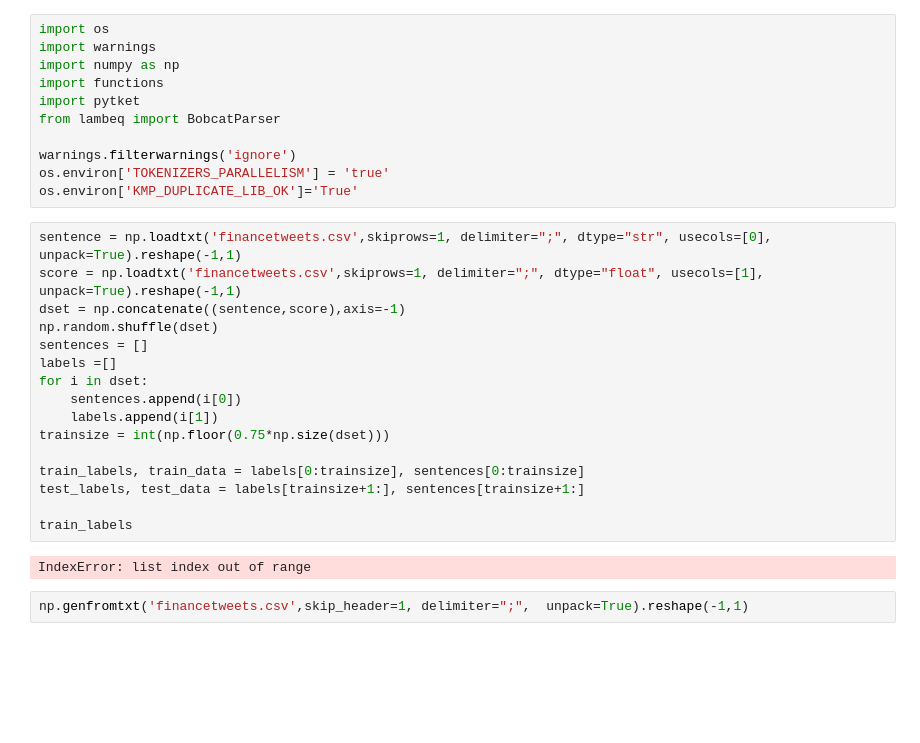
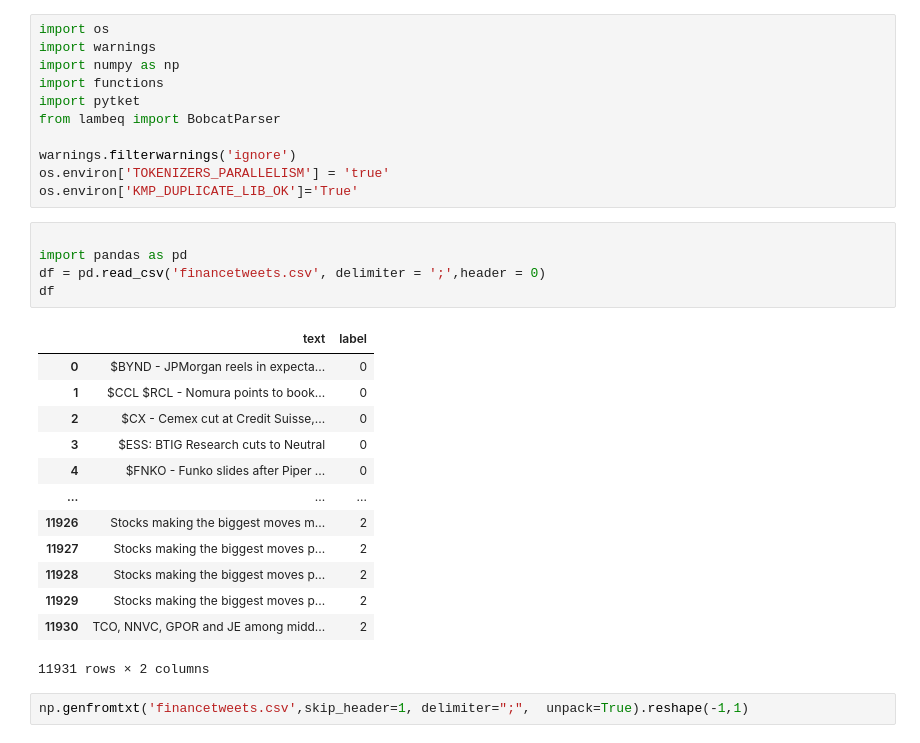
Before and after one commit to thoamswilliams/QUOR-QML-SP23, a Jupyter notebook: quantumml/financialanalysis.ipynb, the cells around one changed output. Saved outputs shown, nothing was run; the diff lists cells and outputs as text; blank space fills up the shorter version.

```diff
--- a/quantumml/financialanalysis.ipynb
+++ b/quantumml/financialanalysis.ipynb
@@ -9,24 +9,25 @@ from lambeq import BobcatParser
 warnings.filterwarnings('ignore')
 os.environ['TOKENIZERS_PARALLELISM'] = 'true'
 os.environ['KMP_DUPLICATE_LIB_OK']='True'
-# %%
-sentence = np.loadtxt('financetweets.csv',skiprows=1, delimiter=";", dtype="str", usecols=[0], unpack=True).reshape(-1,1)
-score = np.loadtxt('financetweets.csv',skiprows=1, delimiter=";", dtype="float", usecols=[1], unpack=True).reshape(-1,1)
-dset = np.concatenate((sentence,score),axis=-1)
-np.random.shuffle(dset)
-sentences = []
-labels =[]
-for i in dset:
-    sentences.append(i[0])
-    labels.append(i[1])
-trainsize = int(np.floor(0.75*np.size(dset)))
-
-train_labels, train_data = labels[0:trainsize], sentences[0:trainsize]
-test_labels, test_data = labels[trainsize+1:], sentences[trainsize+1:]
-
-train_labels
-# %% [output]
-IndexError: list index out of range
+# %%
+
+import pandas as pd
+df = pd.read_csv('financetweets.csv', delimiter = ';',header = 0)
+df
+# %% [output]
+|  | text | label |
+| 0 | $BYND - JPMorgan reels in expecta... | 0 |
+| 1 | $CCL $RCL - Nomura points to book... | 0 |
+| 2 | $CX - Cemex cut at Credit Suisse,... | 0 |
+| 3 | $ESS: BTIG Research cuts to Neutral | 0 |
+| 4 | $FNKO - Funko slides after Piper ... | 0 |
+| ... | ... | ... |
+| 11926 | Stocks making the biggest moves m... | 2 |
+| 11927 | Stocks making the biggest moves p... | 2 |
+| 11928 | Stocks making the biggest moves p... | 2 |
+| 11929 | Stocks making the biggest moves p... | 2 |
+| 11930 | TCO, NNVC, GPOR and JE among midd... | 2 |
+11931 rows × 2 columns
 # %%
 np.genfromtxt('financetweets.csv',skip_header=1, delimiter=";",  unpack=True).reshape(-1,1)
 # %% [output]
```
Also changed, not shown: 6 other files.
